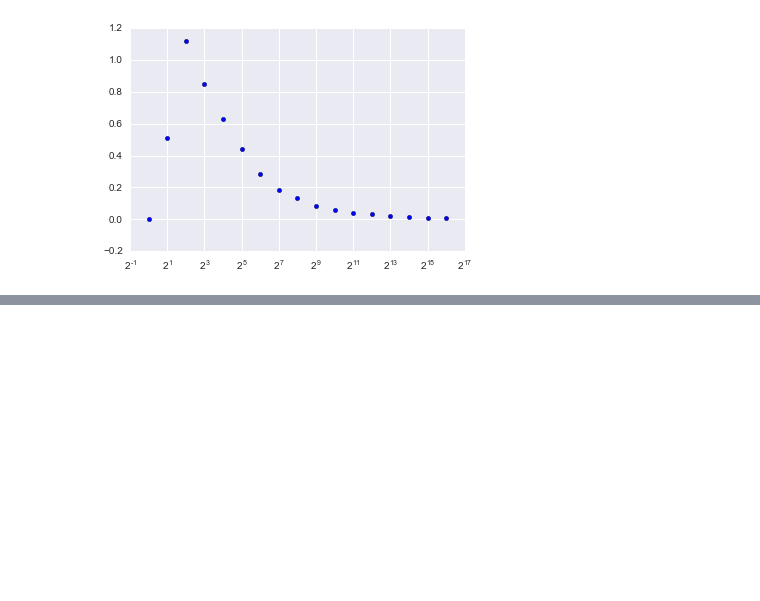
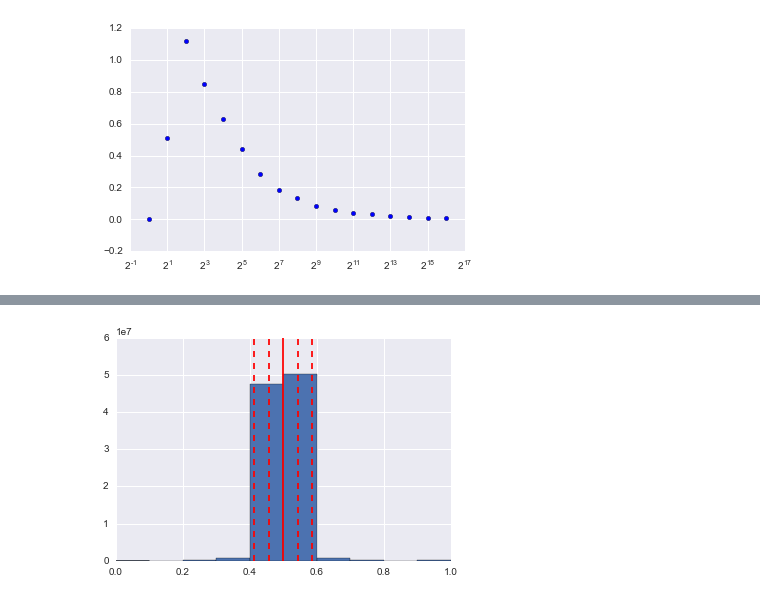
Before and after one commit to sateigen/flipping-out, a Jupyter notebook: coin-flips.ipynb, the cells around one changed output, grey strips where cells are left out. Cells and saved outputs as stored; diff of their text form; code cells hidden in the pictures; blank space fills up the shorter version.

```diff
--- a/coin-flips.ipynb
+++ b/coin-flips.ipynb
@@ -253,0 +314,19 @@ plt.show()
+# %%
+counter = 1
+list_of_ratios = []
+while counter <= 100000:
+    heads = 0
+    num_of_flips = 0
+    for i in range(1001):
+        result = flip_coin()
+        num_of_flips += 1
+        if result == 1:
+            heads += 1
+        try:
+            ratio = heads / num_of_flips
+        except ZeroDivisionError:
+            ratio = 0
+        list_of_ratios.append(ratio)
+    counter += 1
+
+list_of_ratios
@@ -253,0 +351,11 @@ plt.show()
+# %%
+plt.hist(list_of_ratios)
+mean = st.mean(list_of_ratios)
+stdev = st.stdev(list_of_ratios)
+ymin, ymax = plt.ylim()
+
+plt.vlines(mean, ymin, ymax, color='red')
+plt.vlines([mean - 2 * stdev, mean - stdev, mean + stdev, mean + 2 * stdev], ymin, ymax, color='red', linestyles='dashed')
+plt.show()
+# %% [output]
+[figure, added]
```
Also changed, not shown: parts of 10 cells of this notebook.
